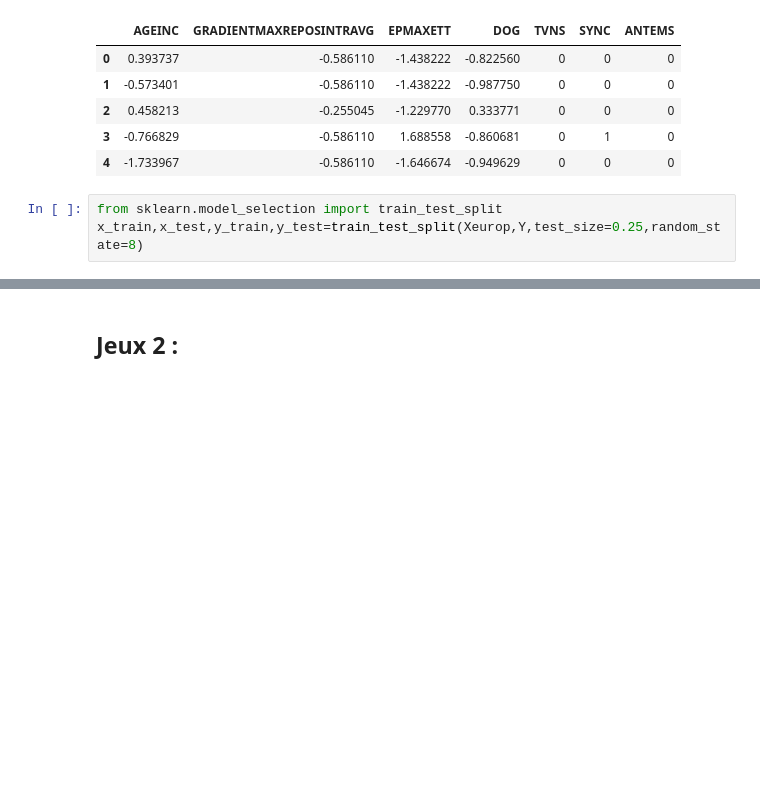
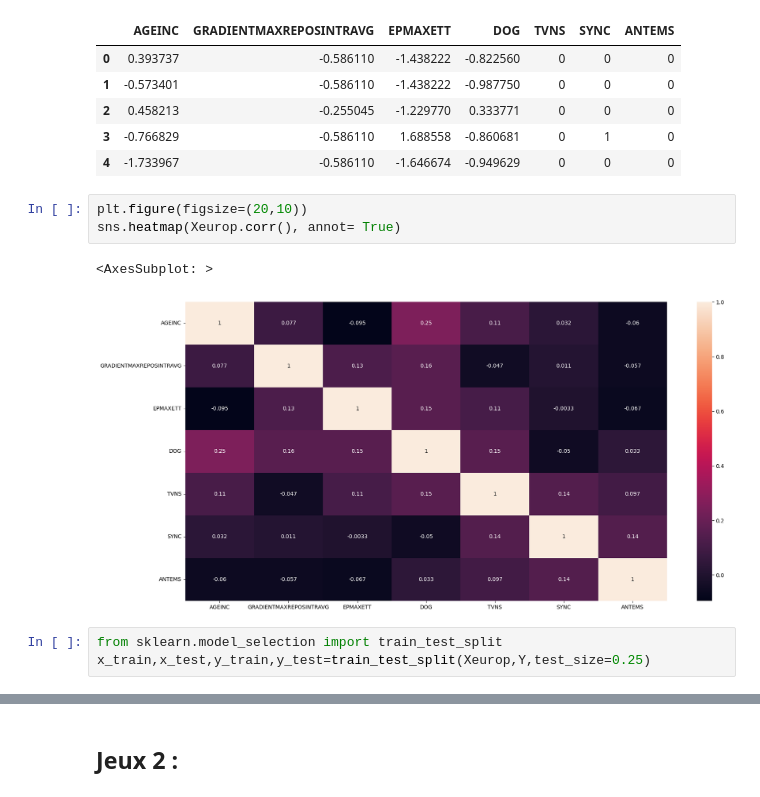
Before and after one commit to hacenekt1/TER_Sujet13, a Jupyter notebook: RL_RN.ipynb, the cells around one changed output, grey strips where cells are left out. Drawn from its saved outputs; the diff is of its cells as text; blank space fills up the shorter version.

Commit message:
ajout de matrice
matrice de corr et conf

```diff
--- a/RL_RN.ipynb
+++ b/RL_RN.ipynb
@@ -57,9 +57,15 @@ Xeurop.head(5)
 | 2 | 0.458213 | -0.255045 | -1.229770 | 0.333771 | 0 | 0 | 0 |
 | 3 | -0.766829 | -0.586110 | 1.688558 | -0.860681 | 0 | 1 | 0 |
 | 4 | -1.733967 | -0.586110 | -1.646674 | -0.949629 | 0 | 0 | 0 |
+# %%
+plt.figure(figsize=(20,10))
+sns.heatmap(Xeurop.corr(), annot= True)
+# %% [output]
+<AxesSubplot: >
+[figure, added]
 # %%
 from sklearn.model_selection import train_test_split
-x_train,x_test,y_train,y_test=train_test_split(Xeurop,Y,test_size=0.25,random_state=8)
+x_train,x_test,y_train,y_test=train_test_split(Xeurop,Y,test_size=0.25)
 # %%
 # Entraîner un modèle de régression logistique
 logistic1 = LogisticRegression(random_state=16)
```
Also changed, not shown: parts of 23 cells of this notebook.
